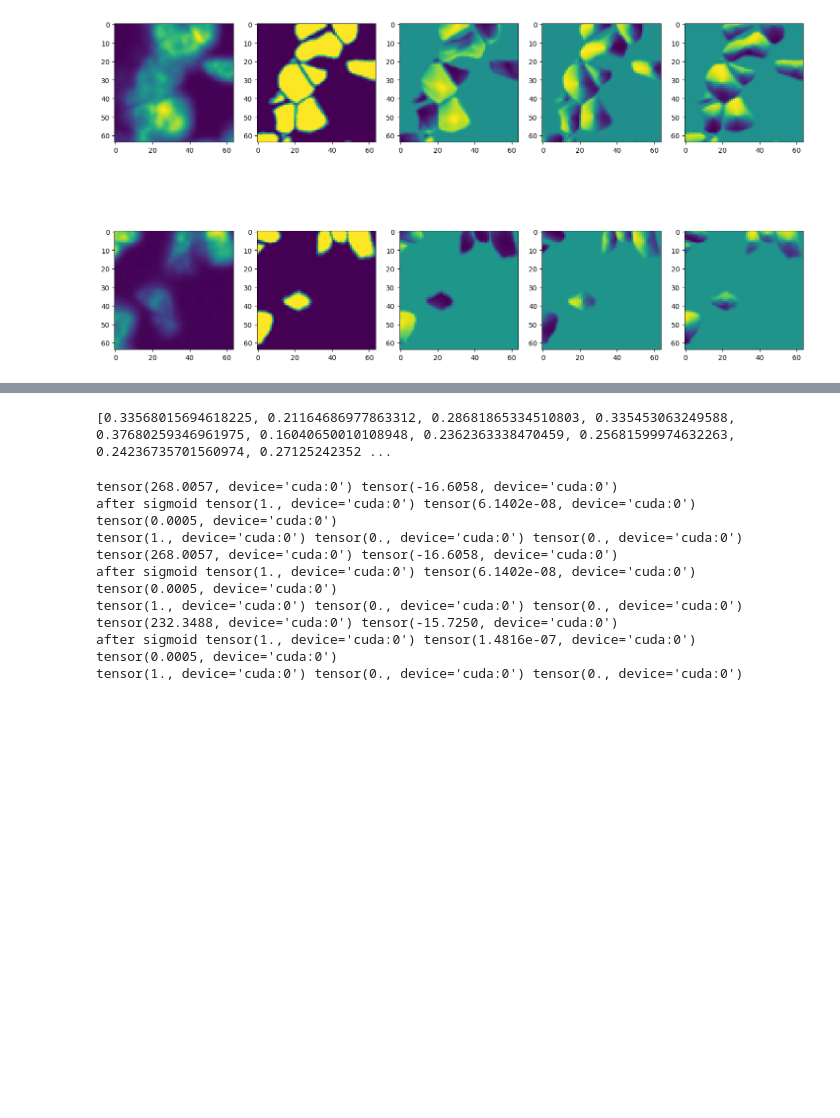
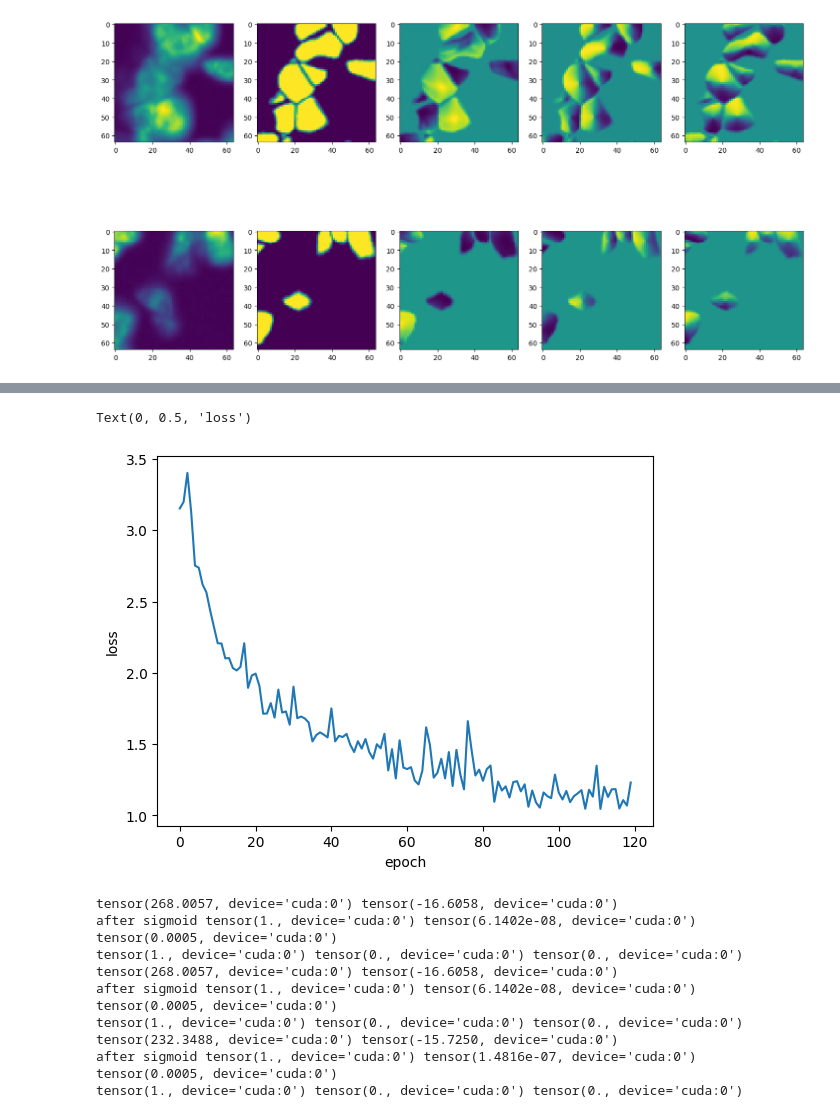
Before and after one commit to xzhang0123/SwinCell, a Jupyter notebook: swincell/notebooks/workflow.ipynb, the cells around one changed output, grey strips where cells are left out. Cells and saved outputs as stored; diff of their text form; code cells hidden in the pictures; blank space fills up the shorter version.

```diff
--- a/swincell/notebooks/workflow.ipynb
+++ b/swincell/notebooks/workflow.ipynb
@@ -168,14 +168,13 @@ loss2 = DiceLoss(to_onehot_y=False, sigmoid=True)
 # dice_loss2 = BCEWithLogitsLoss(reduction='mean')
 losses = [loss1,loss2]
 
-optimizer = torch.optim.SGD(
-            model.parameters(), lr=args.optim_lr, momentum=0.99, nesterov=True, weight_decay=1e-5
-        )
-res =[]
-alist= []
-blist = []
-# for epoch in range(args.max_epochs):
-for epoch in range(10):
+# optimizer = torch.optim.SGD(
+#             model.parameters(), lr=args.optim_lr, momentum=0.99, nesterov=True, weight_decay=1e-5
+#         )
+optimizer = torch.optim.Adam(model.parameters(), lr=args.optim_lr, weight_decay=1e-1)
+loss_per_epoch =[]
+for epoch in range(args.max_epochs):
+# for epoch in range(10):
     model.train()
     run_loss = AverageMeter()
     for i, data in enumerate(train_loader):
@@ -185,10 +184,9 @@ for epoch in range(10):
         logits = model(data)
         # print(logits.shape,target.shape)
         #  weight_factor*flow loss     +      cell probability loss
-        print(logits.shape,target.shape)
         a = loss_func1(logits[:,1:], target[:,1:])
         b= loss_func2(logits[:,0], target[:,0])
-        print(a.item(),b.item())
+        # print(a.item(),b.item())
         loss = 5*loss_func1(logits[:,1:], target[:,1:]) + loss_func2(logits[:,0], target[:,0])
         loss.backward()
         optimizer.step()
@@ -196,8 +194,6 @@ for epoch in range(10):
 
         # run_loss.update(loss.item(), n=args.batch_size)
         # print(loss_func1.item(),loss_func2.item())
-        res.append(loss.item())
-        alist.append(a.item())
-        blist.append(b.item())
+        loss_per_epoch.append(loss.item())
         print('Epoch {}/{} {}/{}'.format(epoch, args.max_epochs, i, len(train_loader)), "loss: {:.4f}".format(run_loss.avg))
 # %% [output]
@@ -221,7 +217,11 @@ Epoch 9/5 23/24 loss: 5153.8086
-# %%
-print(alist)
-# %% [output]
-[0.33568015694618225, 0.21164686977863312, 0.28681865334510803, 0.335453063249588, 0.37680259346961975, 0.16040650010108948, 0.2362363338470459, 0.25681599974632263, 0.24236735701560974, 0.27125242352 ...
+# %%
+#plot loss
+plt.plot(loss_per_epoch)
+plt.xlabel('epoch')
+plt.ylabel('loss')
+# %% [output]
+Text(0, 0.5, 'loss')
+[figure, added]
 # %%
 from monai.inferers import sliding_window_inference
 from monai.networks.nets import SwinUNETR
```
Also changed, not shown: parts of 1 cell of this notebook.
